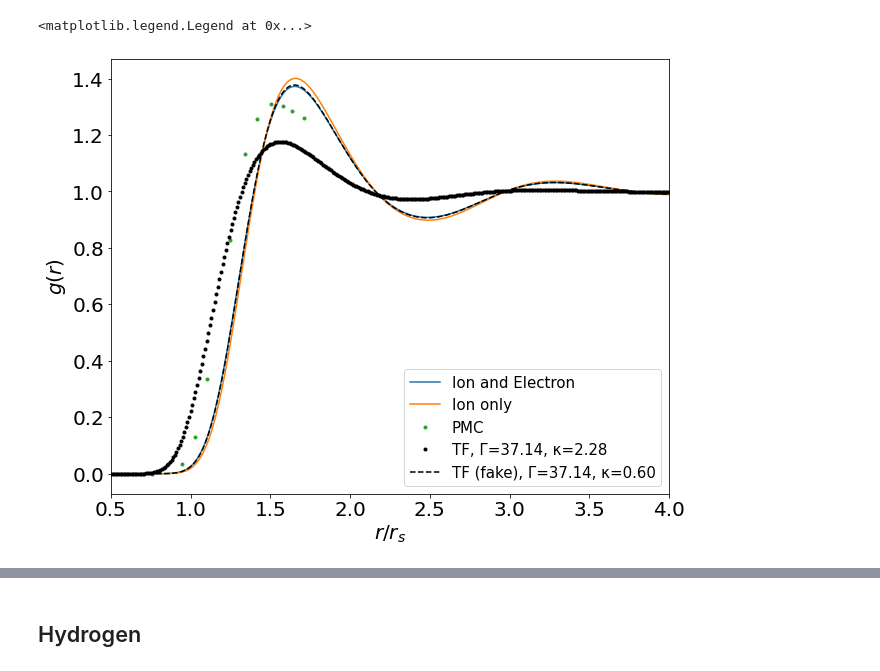
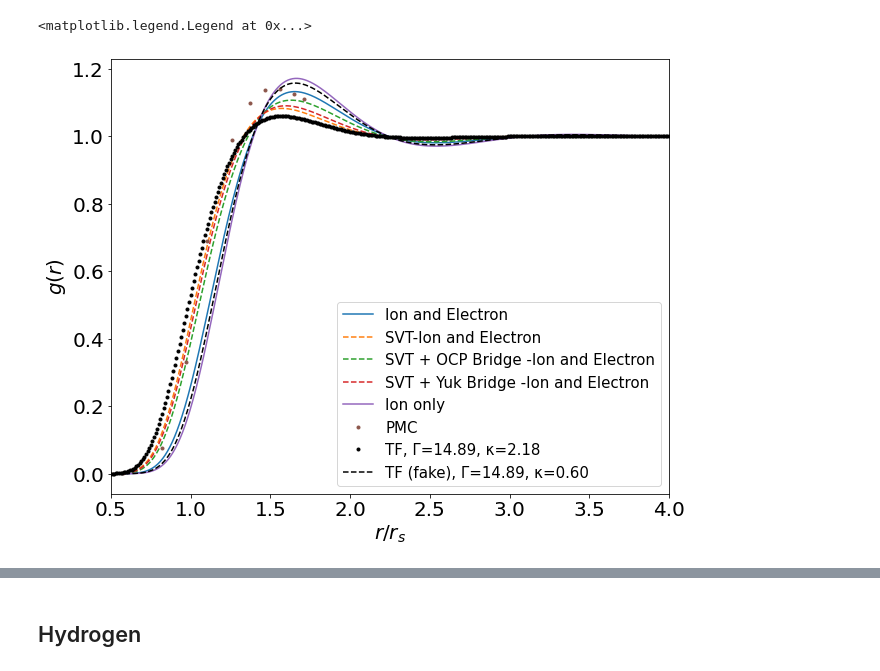
Before and after one commit to ZachAJohnson/hnc, a Jupyter notebook: QSP_HNC_Verification.ipynb, the cells around one changed output, grey strips where cells are left out. Drawn from its saved outputs; the diff is of its cells as text; code cells hidden in the pictures.

```diff
--- a/QSP_HNC_Verification.ipynb
+++ b/QSP_HNC_Verification.ipynb
@@ -232,0 +185,2 @@ KeyboardInterrupt:
+# %%
+carbonSVT, carbonqsp = run_hnc(ni, Te, Z, A, Zstar , which_Tij='thermal', oz_type='svt',method='best', tol=1e-6, alpha=1e-1, num_iterations=1e1)
@@ -232,0 +230,2 @@ KeyboardInterrupt:
+# %%
+carbonSVT_OCPBridge, carbonqsp = run_hnc(ni, Te, Z, A, Zstar , which_Tij='thermal', oz_type='svt',method='fixed', tol=1e-6, alpha=1e-1, num_iterations=1e4, add_bridge=True, bridge='ocp')
@@ -232,0 +250,2 @@ KeyboardInterrupt:
+# %%
+carbonSVT_YukBridge, carbonqsp = run_hnc(ni, Te, Z, A, Zstar , which_Tij='thermal', oz_type='svt',method='fixed', tol=1e-6, alpha=1e-1, num_iterations=1e4, add_bridge=True, bridge='yukawa')
@@ -232,0 +270,6 @@ KeyboardInterrupt:
+# %%
+κ = get_κ(Zstar, ri, Ti, carbonqsp.E_F)
+print("κ = ", κ)
+carbon_TF, _ = run_hnc_TF(ni, Te, Z, A, Zstar ,κ=κ, which_Tij='thermal', method='fixed', alpha=1e0, num_iterations=1e3)
+fake_κ=0.6
+carbon_TF_fake, _ = run_hnc_TF(ni, Te, Z, A, Zstar ,κ=fake_κ, which_Tij='thermal', method='fixed', alpha=1e0, num_iterations=1e3)
@@ -259,23 +326,29 @@ r_e=0.857
 # %%
 fig, ax = plt.subplots(figsize=(10,8))
 
-data = read_csv("/home/zach/plasma/hnc/data/C_ri_1.36_T8.62eV.txt",header=1, delim_whitespace=True)
+# data = read_csv("/home/zach/plasma/hnc/data/C_ri_1.36_T8.62eV.txt",header=1, delim_whitespace=True)
 # data = read_csv("/home/zach/plasma/hnc/data/C_ri_1.36_T430.9eV.txt",header=1, delim_whitespace=True)
+data = read_csv("/home/zach/plasma/hnc/data/C_ri_1.36_T21.5eV.txt",header=1, delim_whitespace=True)
 r_data, g_data = data['r/ri'], data['g_ii']
 
 ax.plot(carbon.r_array, carbon.h_r_matrix[0,0]+1, label='Ion and Electron')
+ax.plot(carbon.r_array, carbonSVT.h_r_matrix[0,0]+1,'--', label='SVT-Ion and Electron')
+ax.plot(carbon.r_array, carbonSVT_OCPBridge.h_r_matrix[0,0]+1,'--', label='SVT + OCP Bridge -Ion and Electron')
+ax.plot(carbon.r_array, carbonSVT_YukBridge.h_r_matrix[0,0]+1,'--', label='SVT + Yuk Bridge -Ion and Electron')
+
 ax.plot(carbon.r_array, carbon_one_species.h_r_matrix[0,0]+1, label="Ion only")
+
 
 ax.plot(r_data, g_data, '.', label='PMC')
 ax.plot(carbon_TF.r_array, carbon_TF.h_r_matrix[0,0]+1,'k.',label='TF, Γ={0:.2f}, κ={1:.2f}'.format(carbonqsp.Γii, κ))
 ax.plot(carbon_TF_fake.r_array, carbon_TF_fake.h_r_matrix[0,0]+1,'k--',label='TF (fake), Γ={0:.2f}, κ={1:.2f}'.format(carbonqsp.Γii, fake_κ))
 
 
 ax.set_ylabel(r'$g(r)$',fontsize=20)
 ax.set_xlabel(r'$r/r_s$',fontsize=20)
 ax.tick_params(labelsize=20)
 ax.set_xlim(0.5,4)
 ax.legend(fontsize=15)
 # %% [output]
 <matplotlib.legend.Legend at 0x...>
-[figure, old version]
+[figure, new version]
```
Also changed, not shown: parts of 32 cells of this notebook, 4 other files.
